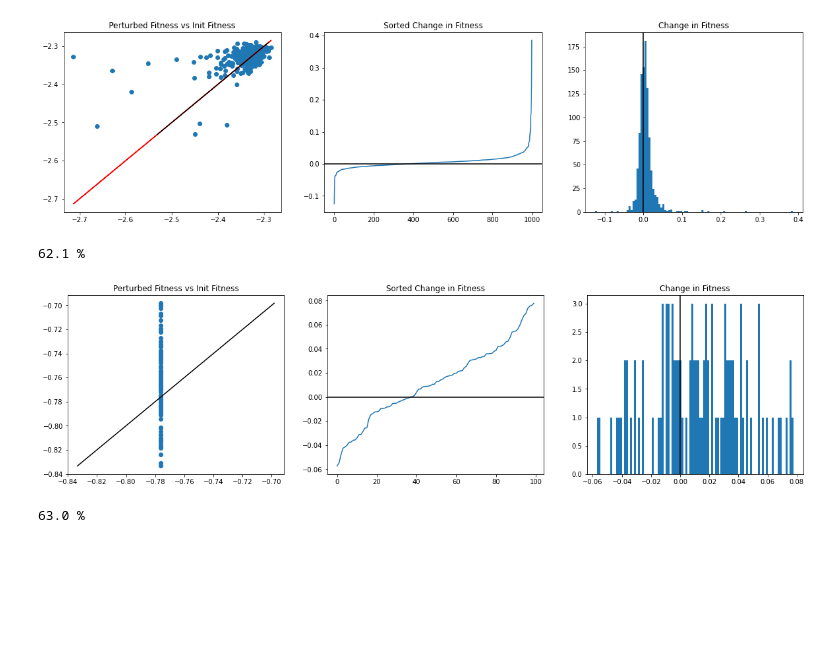
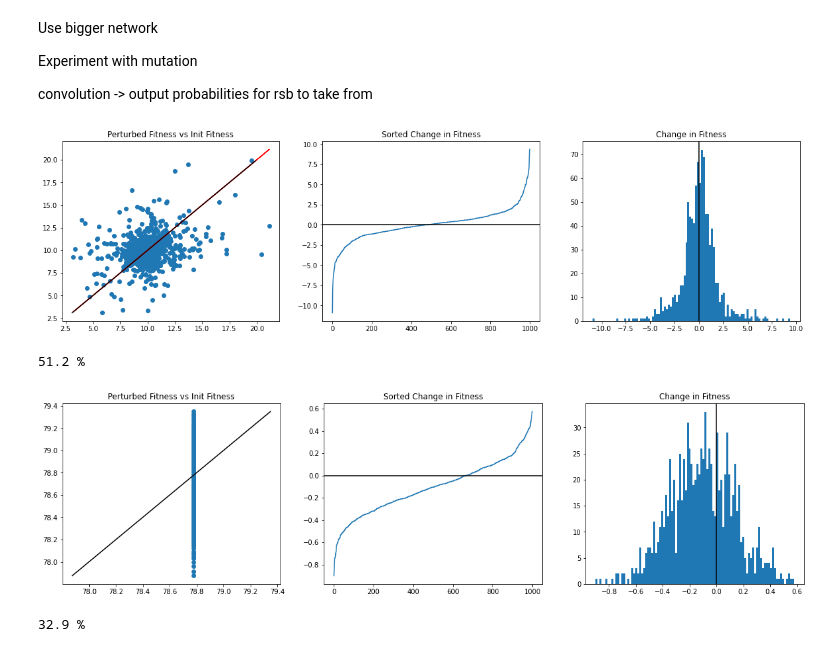
Before and after one commit to akarshkumar0101/evolved-neuroevolution, a Jupyter notebook: mutation_experiment.ipynb, the cells around one changed output. Saved outputs shown, nothing was run; the diff lists cells and outputs as text; code cells hidden in the pictures; blank space fills up the shorter version.

```diff
--- a/mutation_experiment.ipynb
+++ b/mutation_experiment.ipynb
@@ -1,3 +1,9 @@
+# %% [markdown]
+Use bigger network
+
+Experiment with mutation
+
+convolution -> output probabilities for rsb to take from
 # %%
 %load_ext autoreload
 %autoreload 2
@@ -28,25 +34,28 @@ task.load_all_data(device)
 def evalaute_mutation_efficiency(model, v_init=None, n=1000, perturb_func=util.perturb_type1,
                                  device='cpu', **kwargs):
     net = model().to(device)
+    metric = 'accuracy'
     if v_init is not None: # I have a v to use
         net = util.vec2model(v_init, net)
-        fit_init = task.calc_pheo_fitness(net, device=device)['fitness']
+        fit_init = task.calc_pheo_fitness(net, device=device)[metric]
 
-    fits_init, fits_after = [], []
+    fits_init, fits_after, nvs = [], [], []
     for _ in tqdm(range(n)):
         net = model().to(device)
         if v_init is None: #randomly sample init
-            fit_init = task.calc_pheo_fitness(net, device=device)['fitness']
+            fit_init = task.calc_pheo_fitness(net, device=device)[metric]
             v = util.model2vec(net)
         else:
             v = v_init
 
         nv = perturb_func(v, **kwargs)
+        nvs.append(nv)
 
-        fit_after = task.calc_pheo_fitness(util.vec2model(nv.detach(), net), device=device)['fitness']
+        fit_after = task.calc_pheo_fitness(util.vec2model(nv.detach(), net), device=device)[metric]
         fits_init.append(fit_init)
         fits_after.append(fit_after)
     fits_init, fits_after = np.array(fits_init), np.array(fits_after)
+    nv_optimal = nvs[np.argmax(fits_after)]
     fits_diff = np.sort(fits_after-fits_init)
 
     plt.figure(figsize=(20,5))
@@ -60,18 +69,18 @@ def evalaute_mutation_efficiency(model, v_init=None, n=1000, perturb_func=util.p
     plt.title('Change in Fitness')
     plt.show()
     print((fits_after>fits_init).sum()/len(fits_after)*100, '%')
+    return nv_optimal
 # %%
-
 # evalaute_mutation_efficiency(models_pheno.SmallNet, n=1000, device=device, lr=1e-3)
 evalaute_mutation_efficiency(models_pheno.SmallNet, n=1000, device=device,
                              perturb_func=util.perturb_type2, prob=0.2)
 # %% [output]
-[figure, old version]
+[figure, new version]
-62.1 %
+51.2 %
 # %%
-v = torch.load('./temp').detach()
+v = torch.load('./data/mnist_sgd_weights')[models_pheno.SmallNet].detach()
 # %%
-evalaute_mutation_efficiency(models_pheno.SmallNet, v_init=v, n=100, device=device, lr=1e-2)
+nv = evalaute_mutation_efficiency(models_pheno.SmallNet, v_init=v, n=1000, device=device, lr=1e-3)
 # %% [output]
-[figure, old version]
+[figure, new version]
-63.0 %
+32.9 %
```
Also changed, not shown: parts of 1 cell of this notebook, 2 other files.
